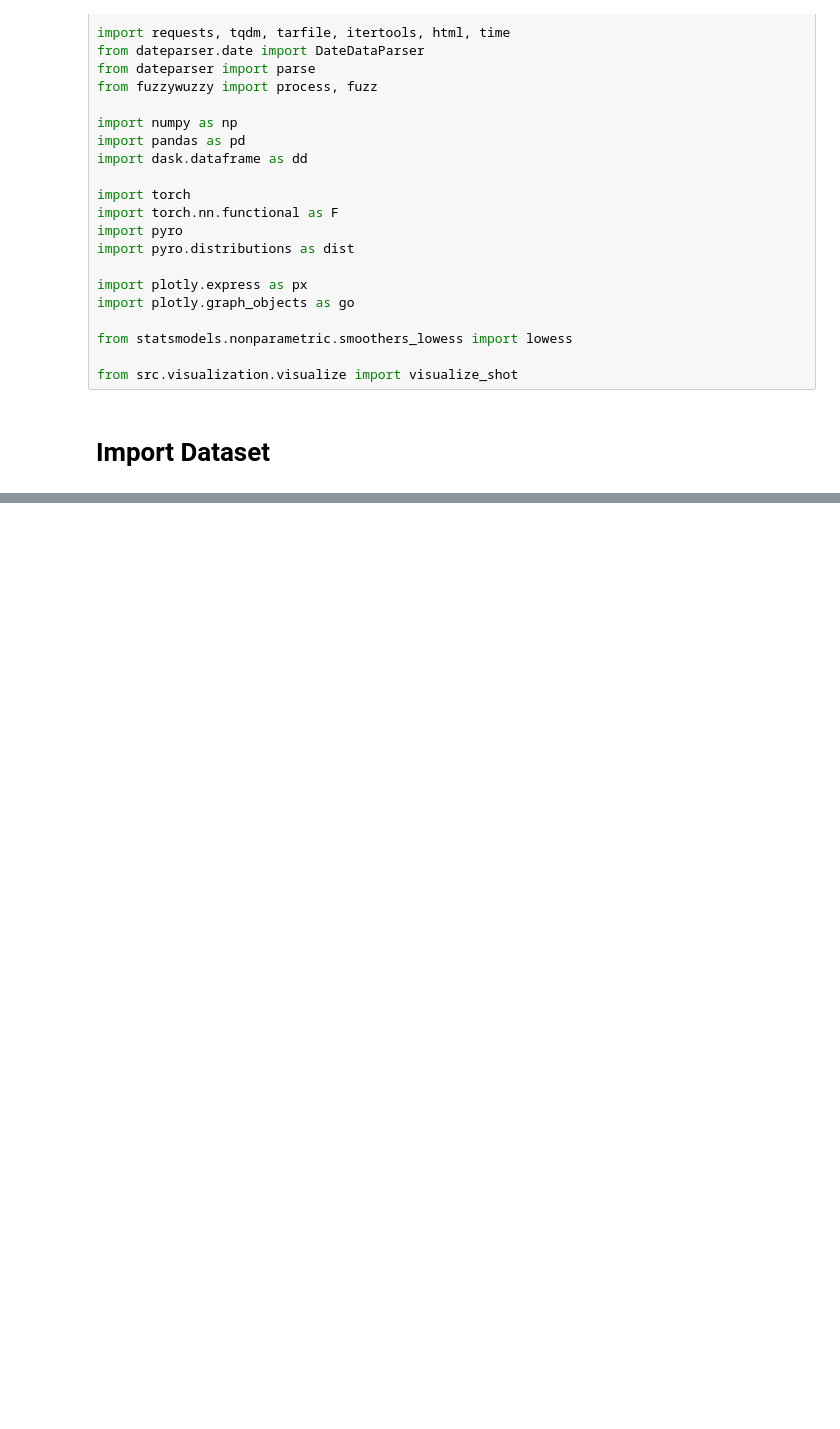
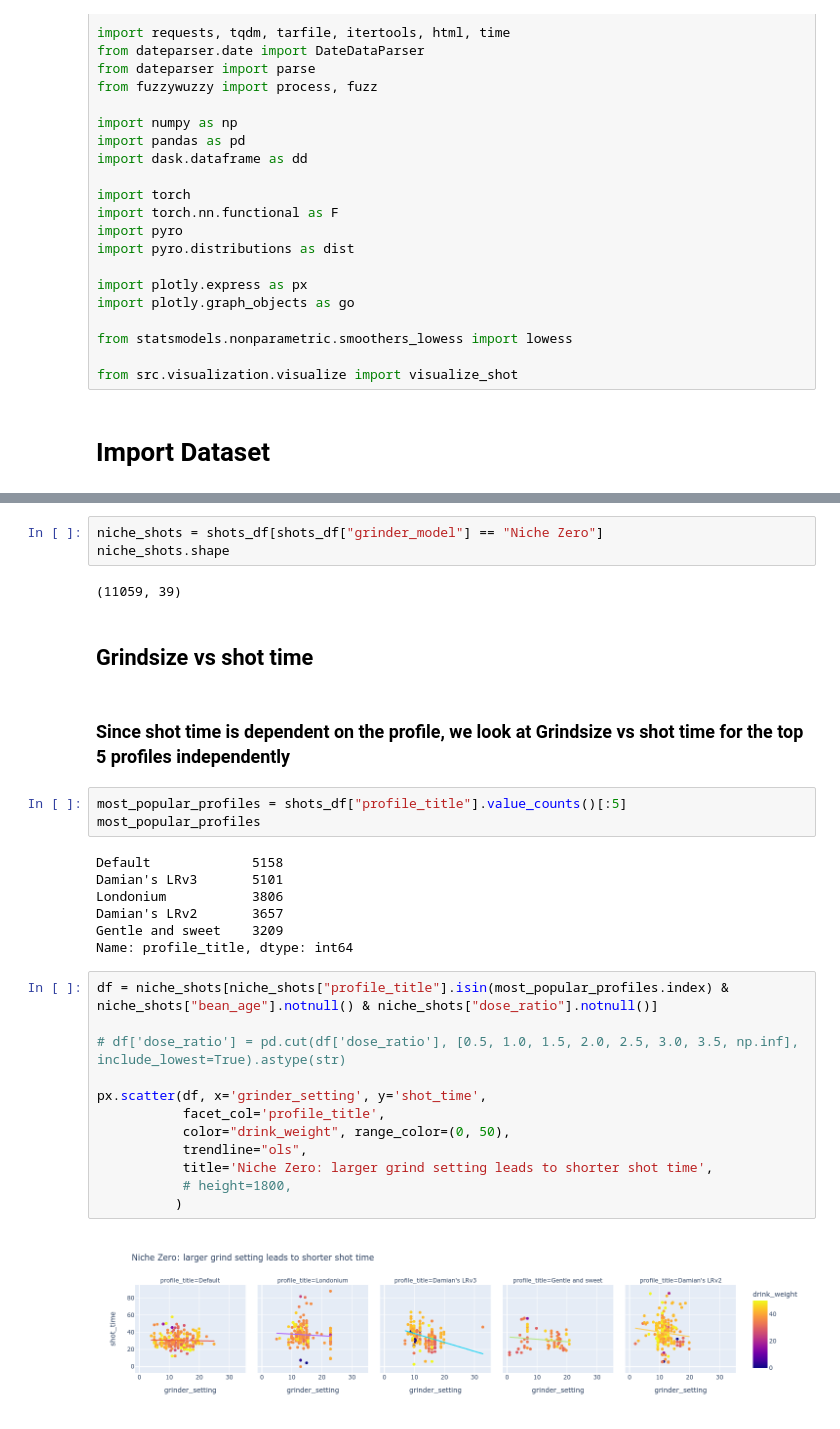
Before and after one commit to JonnyTran/espresso-manifold, a Jupyter notebook: notebooks/3.0-Analysis.ipynb, the cells around one changed output, grey strips where cells are left out. Drawn from its saved outputs; the diff is of its cells as text; blank space fills up the shorter version.

```diff
--- a/notebooks/3.0-Analysis.ipynb
+++ b/notebooks/3.0-Analysis.ipynb
@@ -102,0 +91,33 @@ Name: grinder_model, dtype: int64
+# %%
+niche_shots = shots_df[shots_df["grinder_model"] == "Niche Zero"]
+niche_shots.shape
+# %% [output]
+(11059, 39)
+# %% [markdown]
+## Grindsize vs shot time
+# %% [markdown]
+### Since shot time is dependent on the profile, we look at Grindsize vs shot time for the top 5 profiles independently
+# %%
+most_popular_profiles = shots_df["profile_title"].value_counts()[:5]
+most_popular_profiles
+# %% [output]
+Default             5158
+Damian's LRv3       5101
+Londonium           3806
+Damian's LRv2       3657
+Gentle and sweet    3209
+Name: profile_title, dtype: int64
+# %%
+df = niche_shots[niche_shots["profile_title"].isin(most_popular_profiles.index) & niche_shots["bean_age"].notnull() & niche_shots["dose_ratio"].notnull()]
+
+# df['dose_ratio'] = pd.cut(df['dose_ratio'], [0.5, 1.0, 1.5, 2.0, 2.5, 3.0, 3.5, np.inf], include_lowest=True).astype(str)
+
+px.scatter(df, x='grinder_setting', y='shot_time',
+           facet_col='profile_title',
+           color="drink_weight", range_color=(0, 50),
+           trendline="ols",
+           title='Niche Zero: larger grind setting leads to shorter shot time',
+           # height=1800,
+          )
+# %% [output]
+[figure, added]
```
Also changed, not shown: parts of 6 cells of this notebook, 1 other file.
